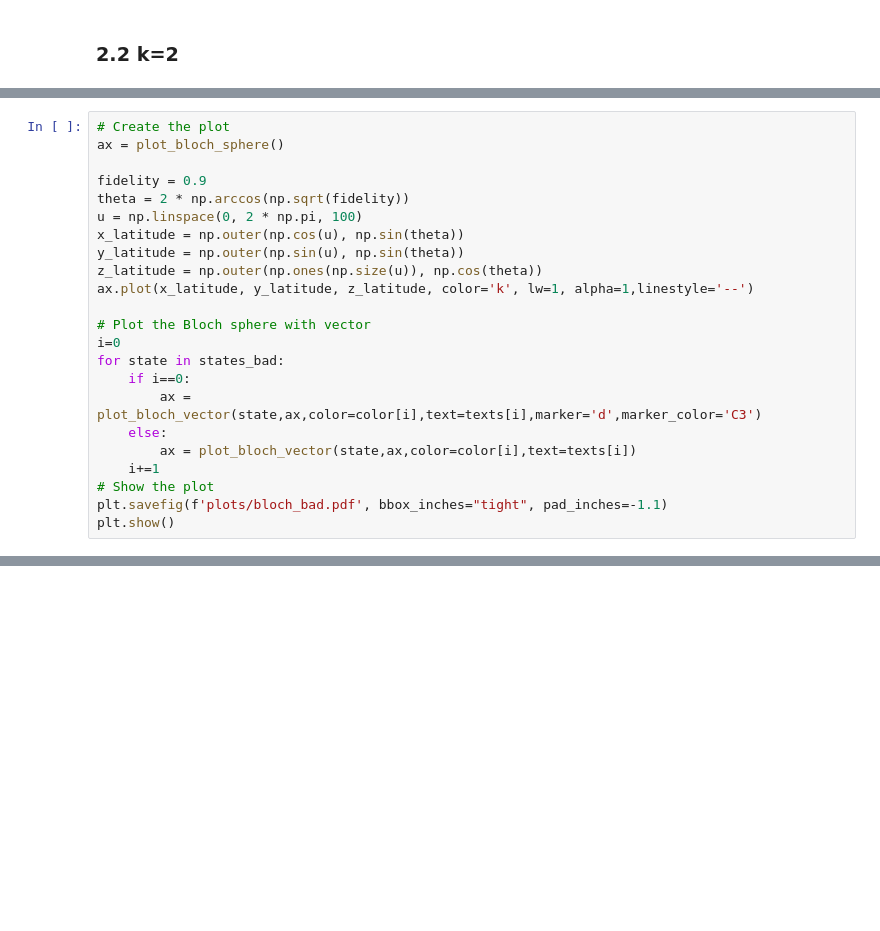
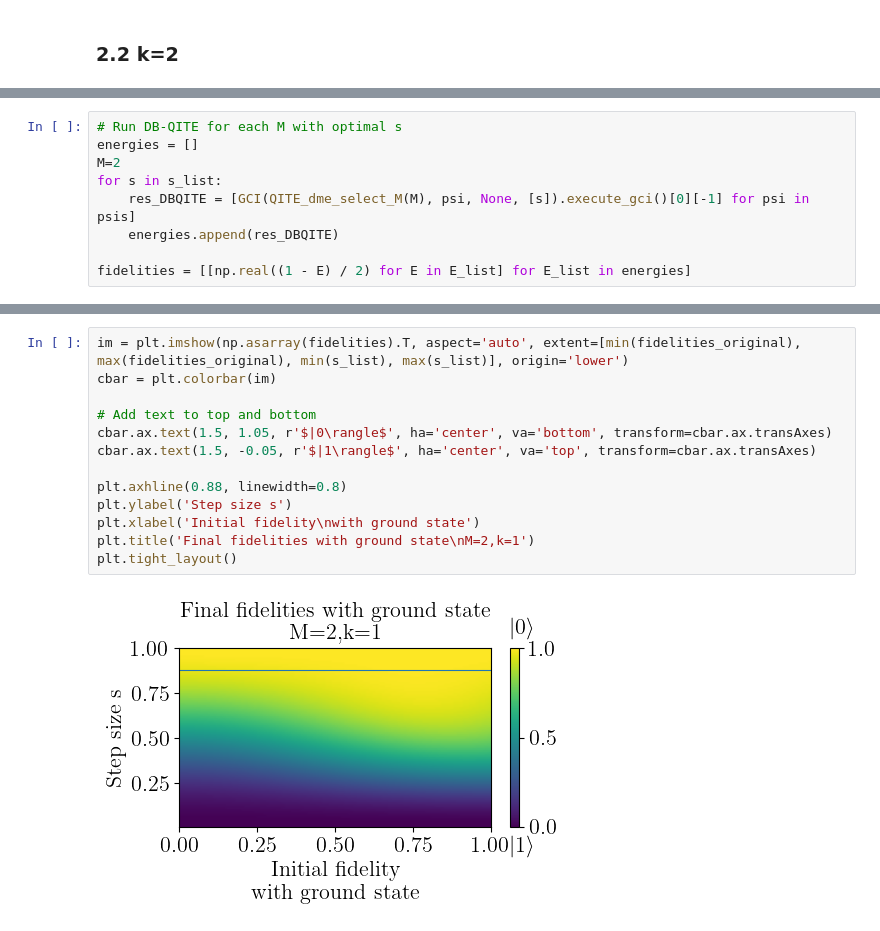
Before and after one commit to khanhuyengiang/dbac, a Jupyter notebook: jupyter_notebooks/db_qite_sweep_s.ipynb, the cells around one changed output, grey strips where cells are left out. Drawn from its saved outputs; the diff is of its cells as text; blank space fills up the shorter version.

```diff
--- a/jupyter_notebooks/db_qite_sweep_s.ipynb
+++ b/jupyter_notebooks/db_qite_sweep_s.ipynb
@@ -364,23 +148,0 @@ plt.show()
-# %%
-# Create the plot
-ax = plot_bloch_sphere()
-
-fidelity = 0.9
-theta = 2 * np.arccos(np.sqrt(fidelity))
-u = np.linspace(0, 2 * np.pi, 100)
-x_latitude = np.outer(np.cos(u), np.sin(theta))
-y_latitude = np.outer(np.sin(u), np.sin(theta))
-z_latitude = np.outer(np.ones(np.size(u)), np.cos(theta))
-ax.plot(x_latitude, y_latitude, z_latitude, color='k', lw=1, alpha=1,linestyle='--')
-
-# Plot the Bloch sphere with vector
-i=0
-for state in states_bad:
-    if i==0:
-        ax = plot_bloch_vector(state,ax,color=color[i],text=texts[i],marker='d',marker_color='C3')
-    else:
-        ax = plot_bloch_vector(state,ax,color=color[i],text=texts[i])
-    i+=1
-# Show the plot
-plt.savefig(f'plots/bloch_bad.pdf', bbox_inches="tight", pad_inches=-1.1)
-plt.show()
@@ -391,0 +149,9 @@ plt.show()
+# %%
+# Run DB-QITE for each M with optimal s
+energies = []
+M=2
+for s in s_list:
+    res_DBQITE = [GCI(QITE_dme_select_M(M), psi, None, [s]).execute_gci()[0][-1] for psi in psis]
+    energies.append(res_DBQITE)
+
+fidelities = [[np.real((1 - E) / 2) for E in E_list] for E_list in energies]
@@ -391,0 +170,15 @@ plt.show()
+# %%
+im = plt.imshow(np.asarray(fidelities).T, aspect='auto', extent=[min(fidelities_original), max(fidelities_original), min(s_list), max(s_list)], origin='lower')
+cbar = plt.colorbar(im)
+
+# Add text to top and bottom
+cbar.ax.text(1.5, 1.05, r'$|0\rangle$', ha='center', va='bottom', transform=cbar.ax.transAxes)
+cbar.ax.text(1.5, -0.05, r'$|1\rangle$', ha='center', va='top', transform=cbar.ax.transAxes)
+
+plt.axhline(0.88, linewidth=0.8)
+plt.ylabel('Step size s')
+plt.xlabel('Initial fidelity\nwith ground state')
+plt.title('Final fidelities with ground state\nM=2,k=1')
+plt.tight_layout()
+# %% [output]
+[figure, added]
```
Also changed, not shown: parts of 14 cells of this notebook.
